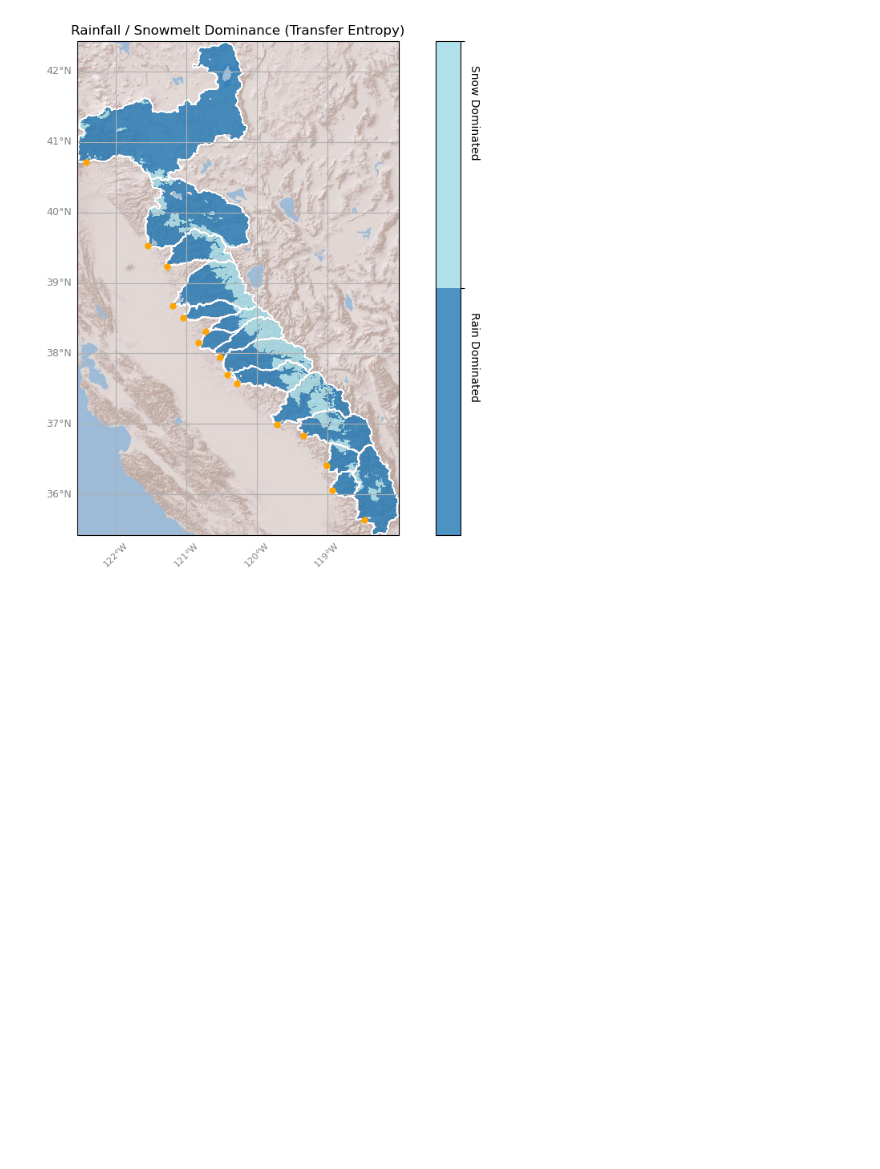
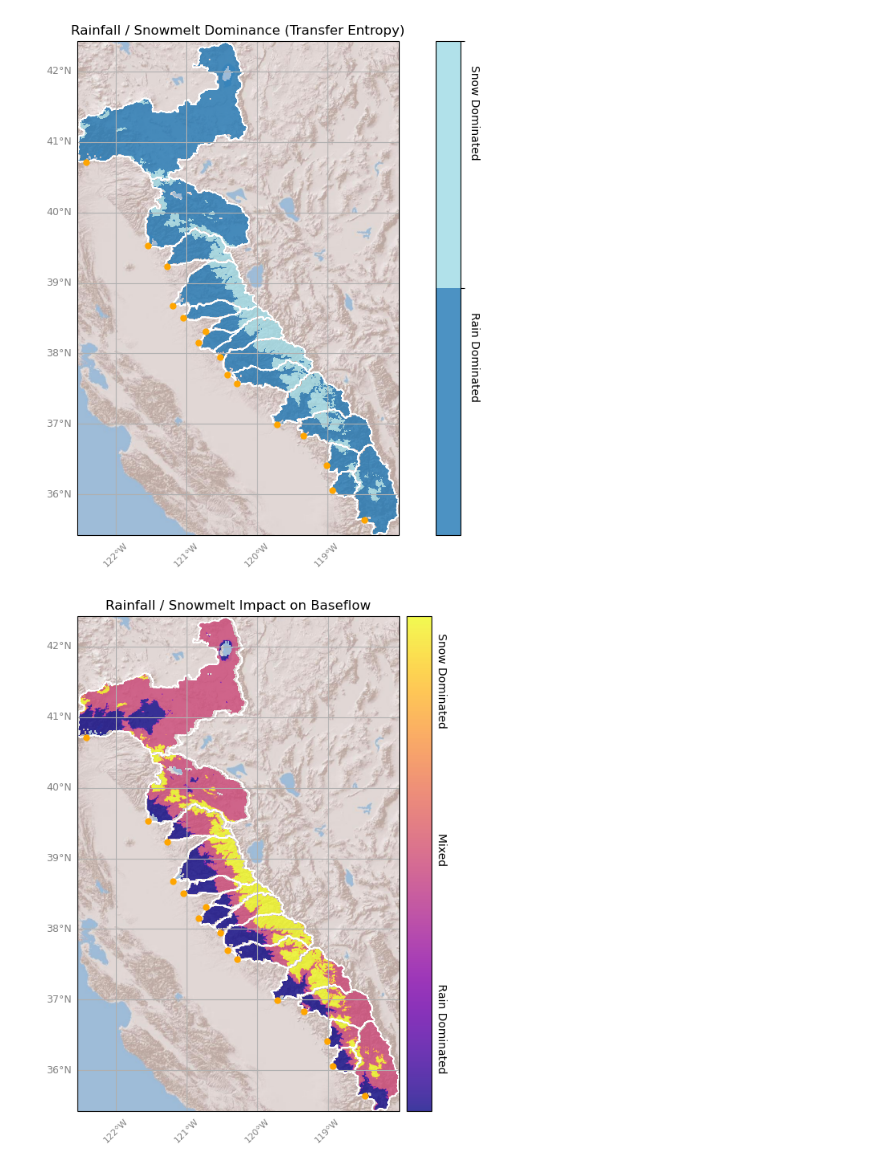
Before and after one commit to kashingtonDC/Baseflow_Source, a Jupyter notebook: code/06_TE_Figs.ipynb, the cells around one changed output. Saved outputs shown, nothing was run; the diff lists cells and outputs as text; code cells hidden in the pictures; blank space fills up the shorter version.

Commit message:
add rain/snow dominance plot

```diff
--- a/code/06_TE_Figs.ipynb
+++ b/code/06_TE_Figs.ipynb
@@ -606,0 +637,78 @@ plt.show()
+# %%
+dom_arr = dom_arr_te[:-1,] + dom_arr_xc[:,8:]
+# %%
+def plot_basemaps(image, shp, title = None, cmap = plt.cm.get_cmap('plasma'), ax = None, latlabels = True, lonlabels = True):
+    imextent = gp.read_file(shp).set_crs("EPSG:4326").to_crs(4326).total_bounds
+    shape_feature = ShapelyFeature(Reader("../shape/sierra_catchments.shp").geometries(),
+                        ccrs.PlateCarree(), edgecolor='white', facecolor = 'none')
+
+    minx, miny, maxx, maxy = imextent
+    lllon, lllat = minx, miny
+    urlon, urlat = maxx, maxy
+
+    # Create a Stamen Terrain instance.
+    stamen_terrain = cimgt.GoogleTiles(style='terrain', url = 'https://server.arcgisonline.com/ArcGIS/rest/services/World_Shaded_Relief/MapServer/tile/{z}/{y}/{x}.jpg')
+
+    # Create a GeoAxes in the tile's projection.
+    gl = ax.gridlines(draw_labels=True)
+    gl.top_labels= False
+    gl.right_labels = False
+    if not latlabels:
+        gl.left_labels = False
+    if not lonlabels:
+        gl.bottom_labels = False
+
+    gl.xlocator = mticker.FixedLocator([-122,-121,-120,-119])
+    gl.ylocator = mticker.FixedLocator(np.linspace(0,90,91))
+    gl.xformatter = LONGITUDE_FORMATTER
+    gl.yformatter = LATITUDE_FORMATTER
+    gl.xlabel_style = {'size': 8, 'color': 'gray', 'rotation': 45}
+    gl.ylabel_style = {'size': 9, 'color': 'gray'}
+
+    # Limit the extent of the map to a small longitude/latitude range.
+    ax.set_extent([lllon, urlon, lllat, urlat])
+
+    # Add the Stamen data at zoom level 8.
+    ax.add_image(stamen_terrain, 8)
+
+    # Plot image
+    im = ax.imshow(image,
+        cmap=cmap, zorder=2, vmin = 0, vmax = 2,
+        origin="upper", alpha = 0.8,
+        extent=(lllon, urlon, lllat, urlat),
+        transform=ccrs.PlateCarree(),
+    )
+
+    cbar = fig.colorbar(im, pad=0.01);
+    tick_labels = ['            Rain Dominated',
+                   '                Mixed',
+                   '      Snow Dominated']
+
+    #legend
+    # cbar.ax.get_yaxis().set_ticks([])
+    yticks = np.linspace(*cbar.ax.get_ylim(), 4)[1:]
+    cbar.set_ticks(yticks, labels= tick_labels, rotation= 270)
+    cbar.ax.tick_params(size=0) # remove ticks
+
+    # Add shapefile outline
+    ax.add_feature(shape_feature, zorder = 2)
+
+    points = list(Reader("../shape/trm_res_fnf.shp").geometries())
+
+    ax.scatter([point.x for point in points],
+               [point.y for point in points],
+               transform=ccrs.PlateCarree(), color= 'orange', s = 25, zorder = 10)
+
+    # Set the title
+    ax.set_title("{}".format(title), size = 12)
+
+    return im
+
+
+fig, axes = plt.subplots(nrows=1, ncols=1,figsize = (12,8), subplot_kw={'projection': ccrs.PlateCarree()})
+im = plot_basemaps(dom_arr, "../shape/sierra_catchments.shp", "Rainfall / Snowmelt Impact on Baseflow", ax = axes, latlabels = True, lonlabels = True)
+fig.subplots_adjust(wspace=-0.02,hspace =0.00)
+
+plt.show()
+# %% [output]
+[figure, added]
```
Also changed, not shown: parts of 1 cell of this notebook.
